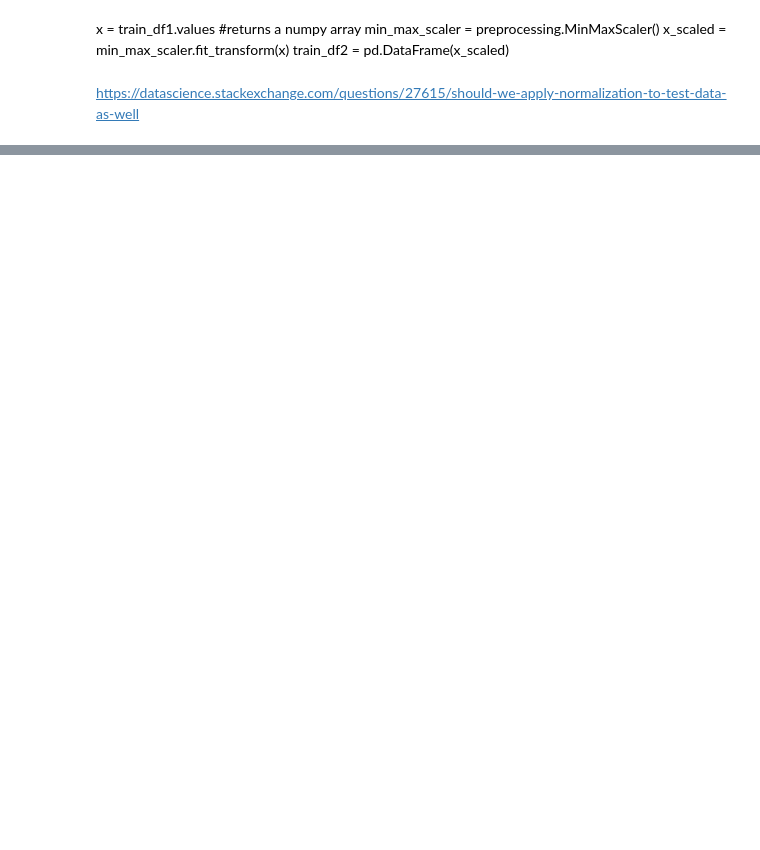
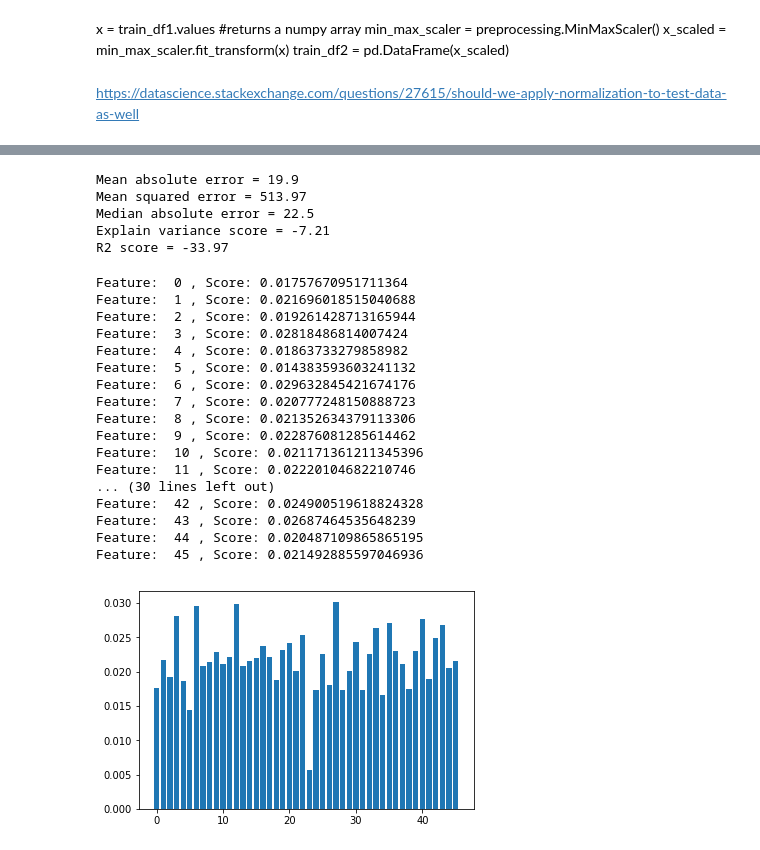
Before and after one commit to calreynolds/Predict-NBA-Team-Standings, a Jupyter notebook: Data_Modeling_0.ipynb, the cells around one changed output, grey strips where cells are left out. Cells and saved outputs as stored; diff of their text form; code cells hidden in the pictures; blank space fills up the shorter version.

```diff
--- a/Data_Modeling_0.ipynb
+++ b/Data_Modeling_0.ipynb
@@ -30,6 +71,0 @@ ValueError: could not convert string to float: 'WINS'
-# %%
-scaler = preprocessing.StandardScaler()
-train_X = scaler.fit_transform( train_df1 )
-test_X = scaler.transform( test_df1 )
-# %%
-train_X = pd.DataFrame(train_X)
@@ -38,3 +71,0 @@ test_X = pd.DataFrame(test_X)
-# %%
-train_X.columns= train_df_labels
-test_X.columns = test_df_labels
@@ -40,0 +189,9 @@ test_X.columns = test_df_labels
+# %%
+# xgboost for feature importance on a regression problem
+from sklearn.ensemble import RandomForestClassifier
+from matplotlib import pyplot
+# define dataset
+# define the model
+model = RandomForestClassifier()
+# fit the model
+model.fit(train_X, train_Y)
@@ -40,0 +206,44 @@ test_X.columns = test_df_labels
+# %%
+y_pred = model.predict(test_X)
+
+
+Y_pred_linear_regression
+
+print("Mean absolute error =", round(sm.mean_absolute_error(test_Y, Y_pred_linear_regression), 2))
+print("Mean squared error =", round(sm.mean_squared_error(test_Y, Y_pred_linear_regression), 2))
+print("Median absolute error =", round(sm.median_absolute_error(test_Y, Y_pred_linear_regression), 2))
+print("Explain variance score =", round(sm.explained_variance_score(test_Y, Y_pred_linear_regression), 2))
+print("R2 score =", round(sm.r2_score(test_Y, Y_pred_linear_regression), 2))
+# %% [output]
+Mean absolute error = 19.9
+Mean squared error = 513.97
+Median absolute error = 22.5
+Explain variance score = -7.21
+R2 score = -33.97
+# %%
+importance = model.feature_importances_
+# summarize feature importance
+for i,v in enumerate(importance):
+	print('Feature: ',i, ', Score:', v)
+# plot feature importance
+pyplot.bar([x for x in range(len(importance))], importance)
+pyplot.show()
+# %% [output]
+Feature:  0 , Score: 0.01757670951711364
+Feature:  1 , Score: 0.021696018515040688
+Feature:  2 , Score: 0.019261428713165944
+Feature:  3 , Score: 0.02818486814007424
+Feature:  4 , Score: 0.01863733279858982
+Feature:  5 , Score: 0.014383593603241132
+Feature:  6 , Score: 0.029632845421674176
+Feature:  7 , Score: 0.020777248150888723
+Feature:  8 , Score: 0.021352634379113306
+Feature:  9 , Score: 0.022876081285614462
+Feature:  10 , Score: 0.021171361211345396
+Feature:  11 , Score: 0.02220104682210746
+... (30 lines left out)
+Feature:  42 , Score: 0.024900519618824328
+Feature:  43 , Score: 0.02687464535648239
+Feature:  44 , Score: 0.020487109865865195
+Feature:  45 , Score: 0.021492885597046936
+[figure, added]
```
Also changed, not shown: parts of 48 cells of this notebook.
